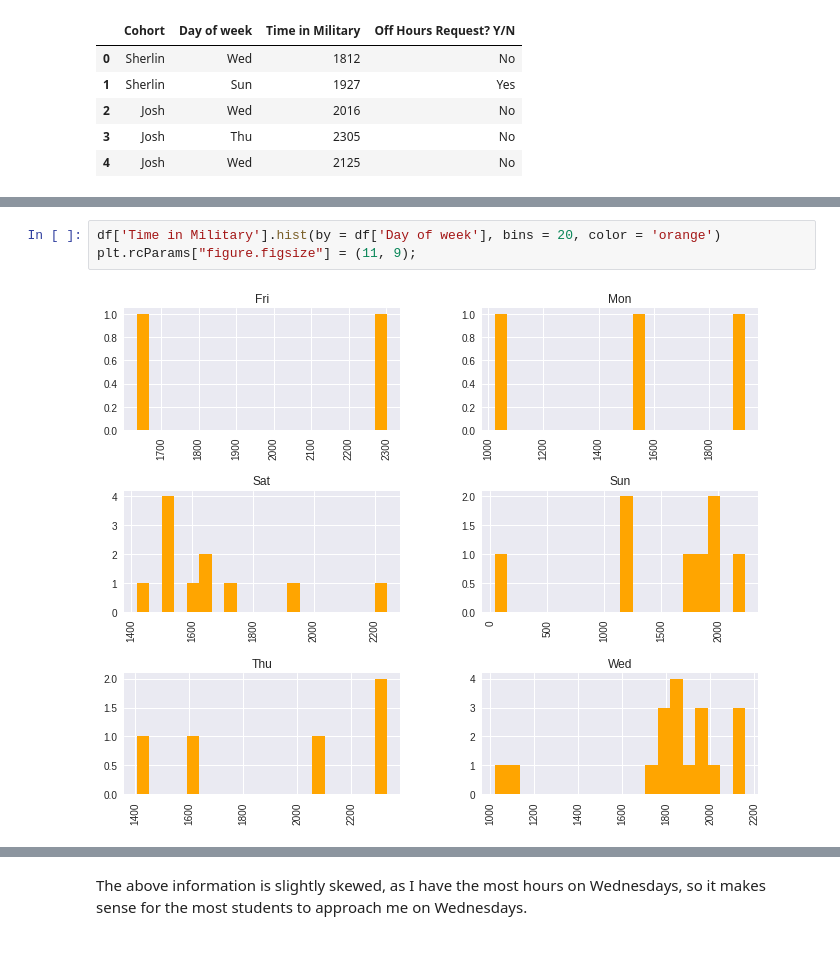
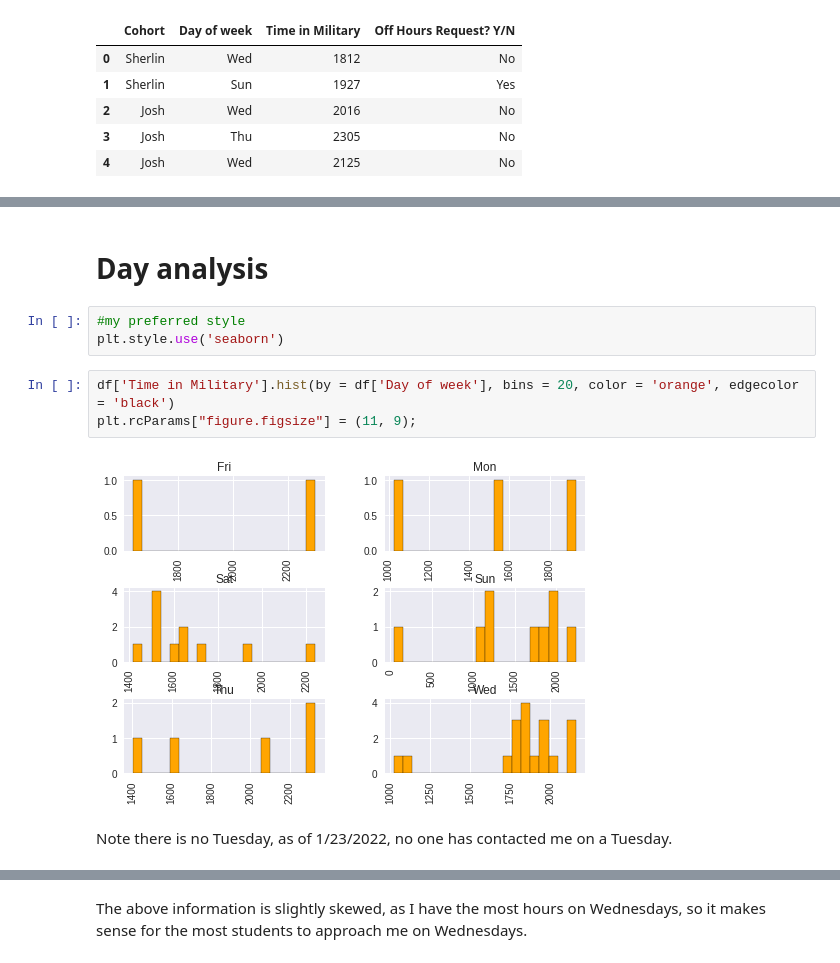
Before and after one commit to sachsac/teaching_data, a Jupyter notebook: TA_Hours_Analysis.ipynb, the cells around one changed output, grey strips where cells are left out. Drawn from its saved outputs; the diff is of its cells as text.

```diff
--- a/TA_Hours_Analysis.ipynb
+++ b/TA_Hours_Analysis.ipynb
@@ -31,10 +31,17 @@ Data columns (total 4 columns):
 dtypes: int64(1), object(3)
 memory usage: 1.6+ KB
+# %% [markdown]
+# Day analysis
+# %%
+#my preferred style
+plt.style.use('seaborn')
 # %%
-df['Time in Military'].hist(by = df['Day of week'], bins = 20, color = 'orange')
+df['Time in Military'].hist(by = df['Day of week'], bins = 20, color = 'orange', edgecolor = 'black')
 plt.rcParams["figure.figsize"] = (11, 9);
 # %% [output]
-[figure, old version]
+[figure, new version]
+# %% [markdown]
+Note there is no Tuesday, as of 1/23/2022, no one has contacted me on a Tuesday.
 # %%
 sns.histplot(data = df, x='Time in Military',hue = "Day of week", bins = 50)
 plt.grid(alpha = 0.3)
```
Also changed, not shown: parts of 12 cells of this notebook.
